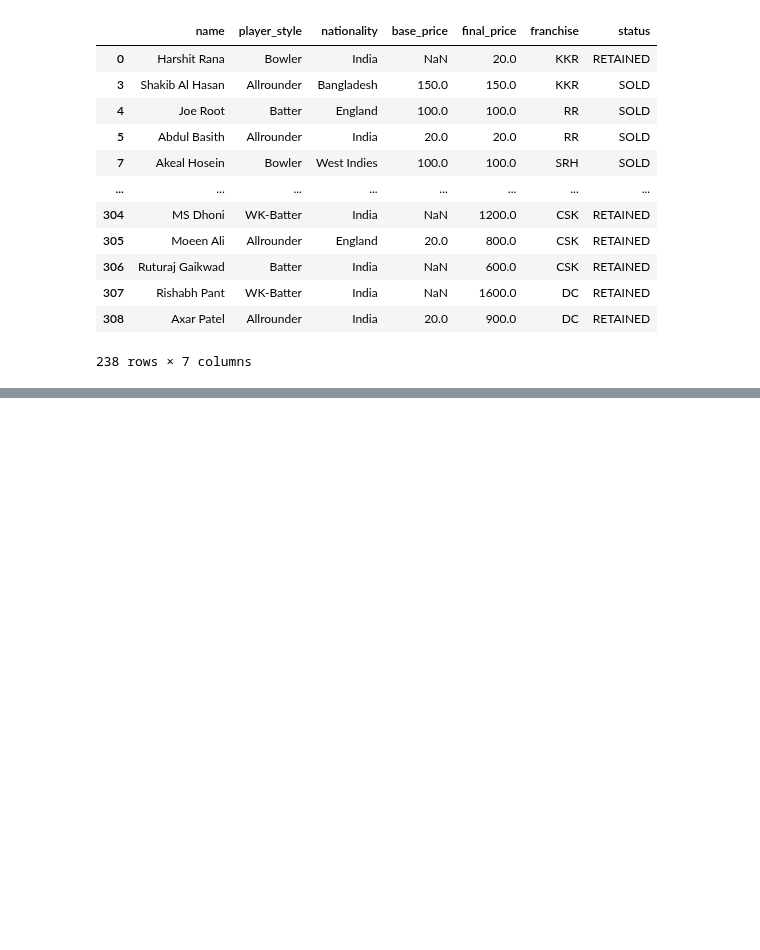
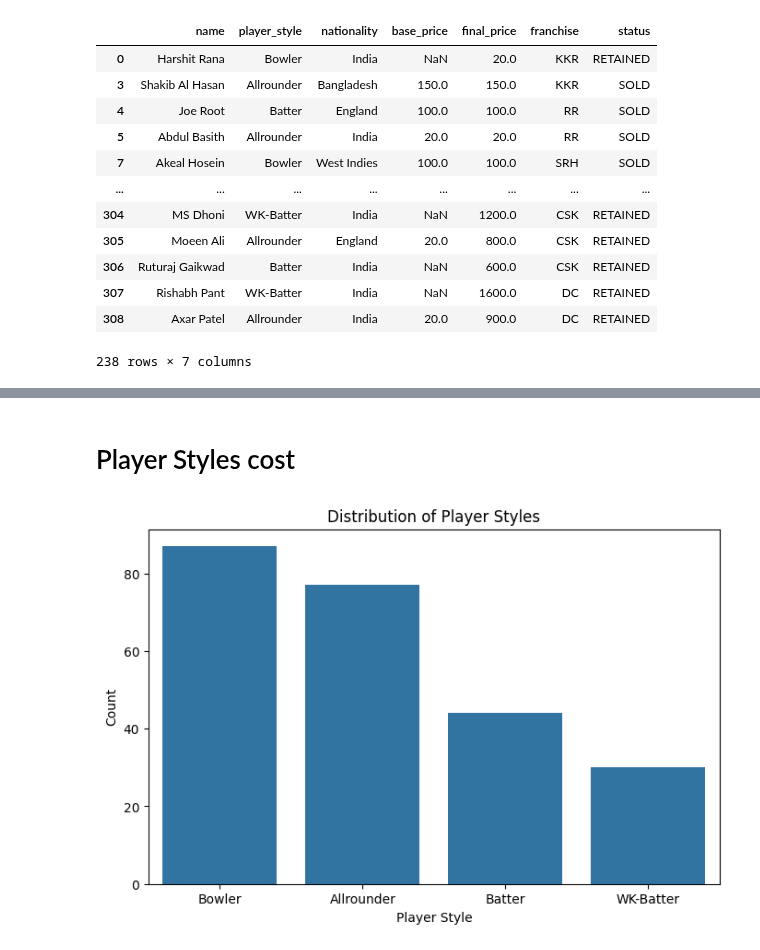
Before and after one commit to SanjilaGangaju/ExploratoryDataAnalysis_usingPython, a Jupyter notebook: IPL_Auction.ipynb, the cells around one changed output, grey strips where cells are left out. Cells and saved outputs as stored; diff of their text form; code cells hidden in the pictures; blank space fills up the shorter version.

```diff
--- a/IPL_Auction.ipynb
+++ b/IPL_Auction.ipynb
@@ -252,0 +299,11 @@ df
+# %% [markdown]
+# Player Styles cost
+# %%
+plt.figure(figsize=(8,5))
+sns.countplot(data=df,x='player_style')
+plt.xlabel('Player Style')
+plt.ylabel("Count")
+plt.title('Distribution of Player Styles')
+plt.show()
+# %% [output]
+[figure, added]
```
Also changed, not shown: parts of 7 cells of this notebook.
